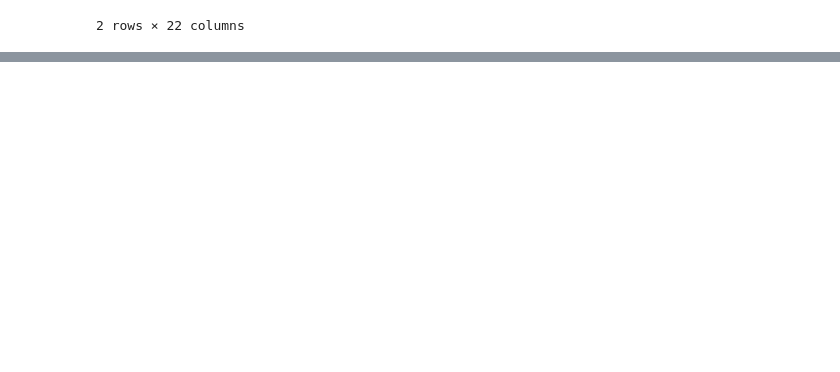
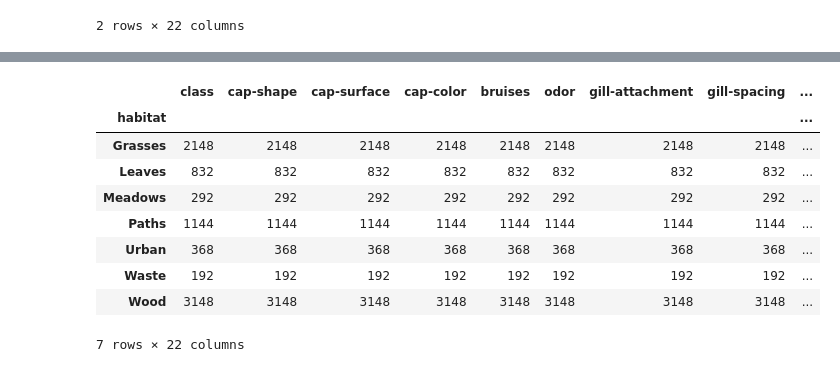
Before and after one commit to dski97/MicrosoftDataScience, a Jupyter notebook: Lesson5-VisualizingProportionsAndRelationships/proportions.ipynb, the cells around one changed output, grey strips where cells are left out. Cells and saved outputs as stored; diff of their text form; code cells hidden in the pictures; blank space fills up the shorter version.

```diff
--- a/Lesson5-VisualizingProportionsAndRelationships/proportions.ipynb
+++ b/Lesson5-VisualizingProportionsAndRelationships/proportions.ipynb
@@ -25,0 +33,14 @@ edibleclass
+# %%
+habitat=mushrooms.groupby(['habitat']).count()
+habitat
+# %% [output]
+|  | class | cap-shape | cap-surface | cap-color | bruises | odor | gill-attachment | gill-spacing | ... |
+| habitat |  |  |  |  |  |  |  |  | ... |
+| Grasses | 2148 | 2148 | 2148 | 2148 | 2148 | 2148 | 2148 | 2148 | ... |
+| Leaves | 832 | 832 | 832 | 832 | 832 | 832 | 832 | 832 | ... |
+| Meadows | 292 | 292 | 292 | 292 | 292 | 292 | 292 | 292 | ... |
+| Paths | 1144 | 1144 | 1144 | 1144 | 1144 | 1144 | 1144 | 1144 | ... |
+| Urban | 368 | 368 | 368 | 368 | 368 | 368 | 368 | 368 | ... |
+| Waste | 192 | 192 | 192 | 192 | 192 | 192 | 192 | 192 | ... |
+| Wood | 3148 | 3148 | 3148 | 3148 | 3148 | 3148 | 3148 | 3148 | ... |
+7 rows × 22 columns
```
Also changed, not shown: parts of 2 cells of this notebook, 2 other files.
